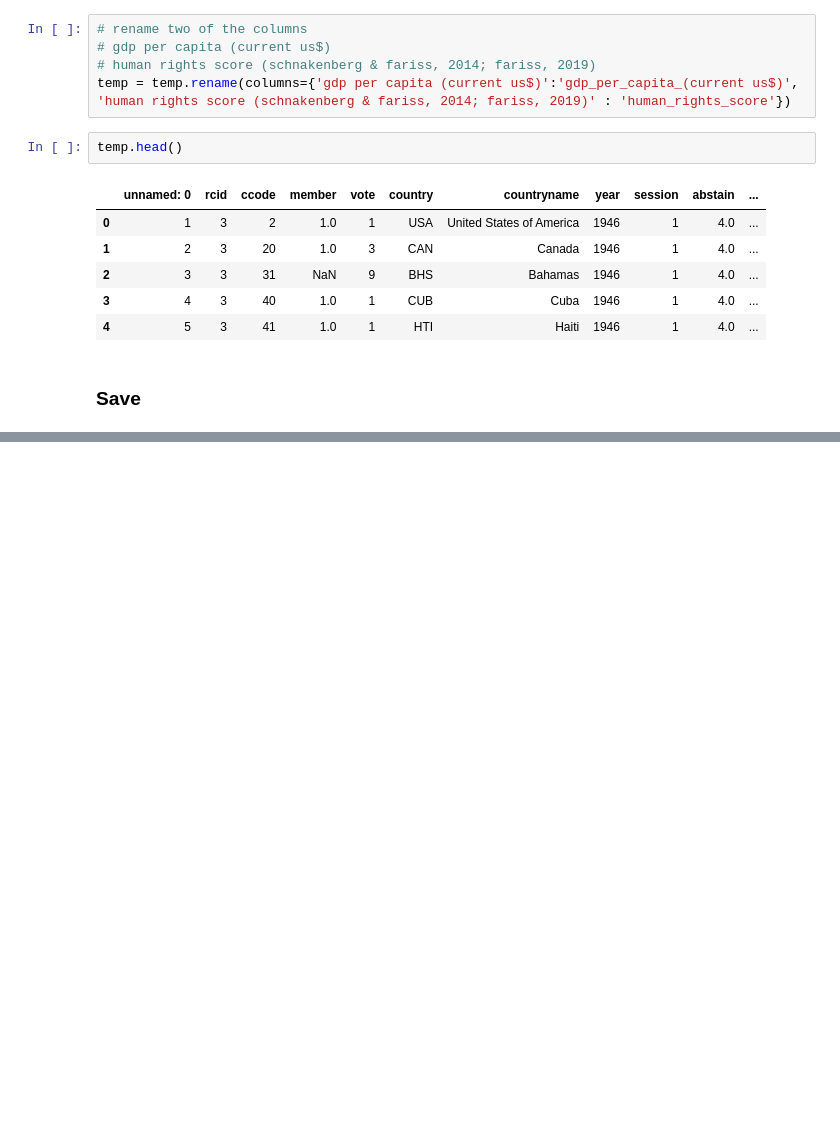
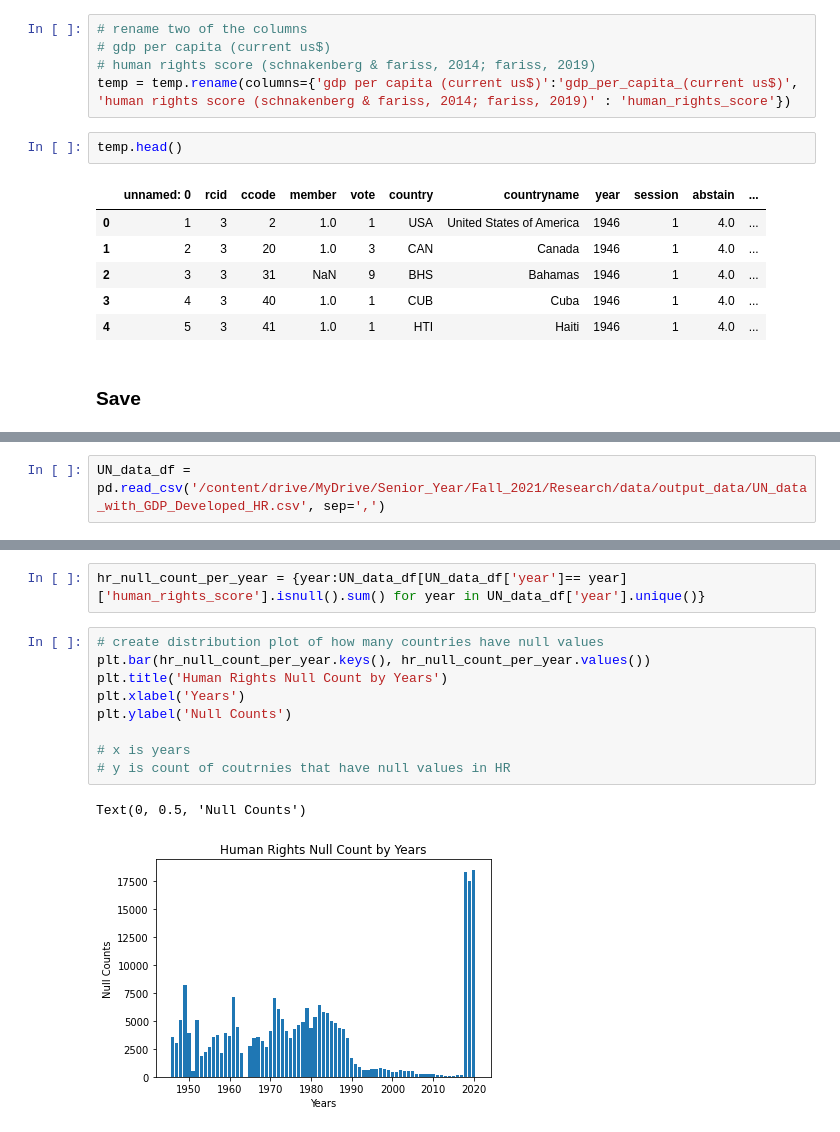
Before and after one commit to lauren-kirsh/Diversity-and-Respresentation-in-UN-Voting, a Jupyter notebook: notebook/UN_data_HR.ipynb, the cells around one changed output, grey strips where cells are left out. Cells and saved outputs as stored; diff of their text form; blank space fills up the shorter version.

```diff
--- a/notebook/UN_data_HR.ipynb
+++ b/notebook/UN_data_HR.ipynb
@@ -285,0 +290,2 @@ temp.to_csv(r'/content/drive/MyDrive/Senior_Year/Fall_2021/Research/output_data/
+# %%
+UN_data_df = pd.read_csv('/content/drive/MyDrive/Senior_Year/Fall_2021/Research/data/output_data/UN_data_with_GDP_Developed_HR.csv', sep=',')
@@ -285,0 +501,14 @@ temp.to_csv(r'/content/drive/MyDrive/Senior_Year/Fall_2021/Research/output_data/
+# %%
+hr_null_count_per_year = {year:UN_data_df[UN_data_df['year']== year]['human_rights_score'].isnull().sum() for year in UN_data_df['year'].unique()}
+# %%
+# create distribution plot of how many countries have null values
+plt.bar(hr_null_count_per_year.keys(), hr_null_count_per_year.values())
+plt.title('Human Rights Null Count by Years')
+plt.xlabel('Years')
+plt.ylabel('Null Counts')
+
+# x is years
+# y is count of coutrnies that have null values in HR
+# %% [output]
+Text(0, 0.5, 'Null Counts')
+[figure, added]
```
Also changed, not shown: parts of 41 cells of this notebook.
